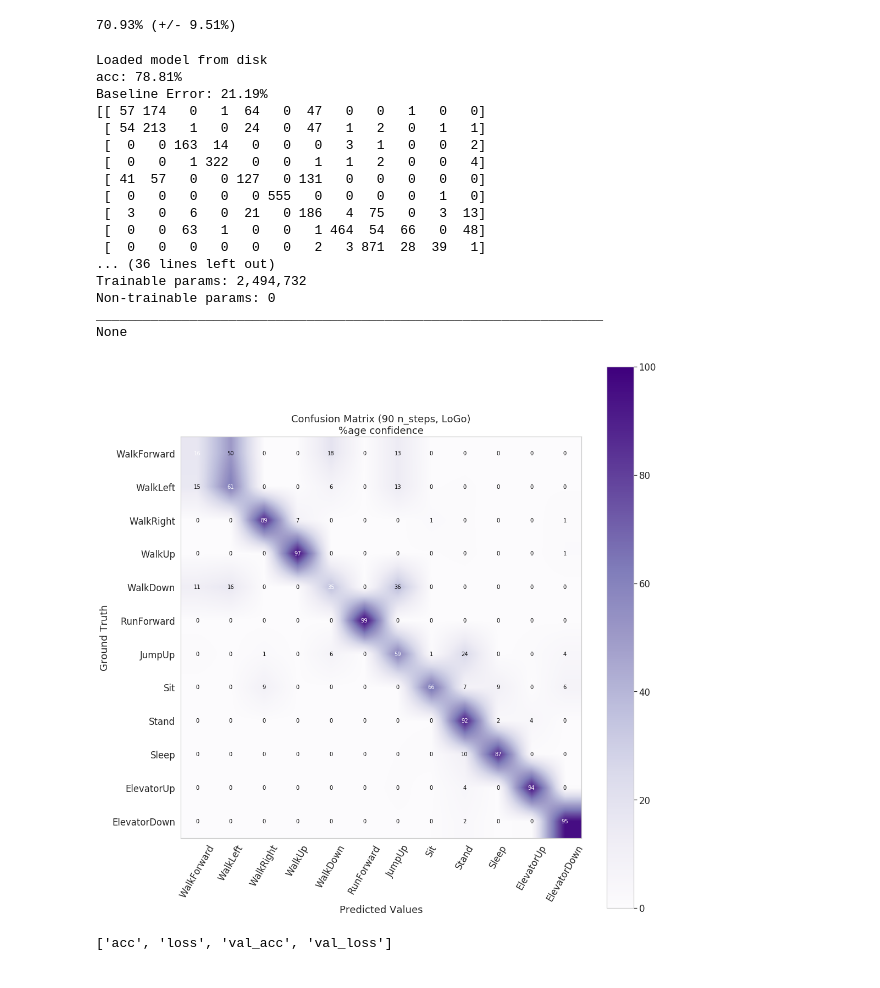
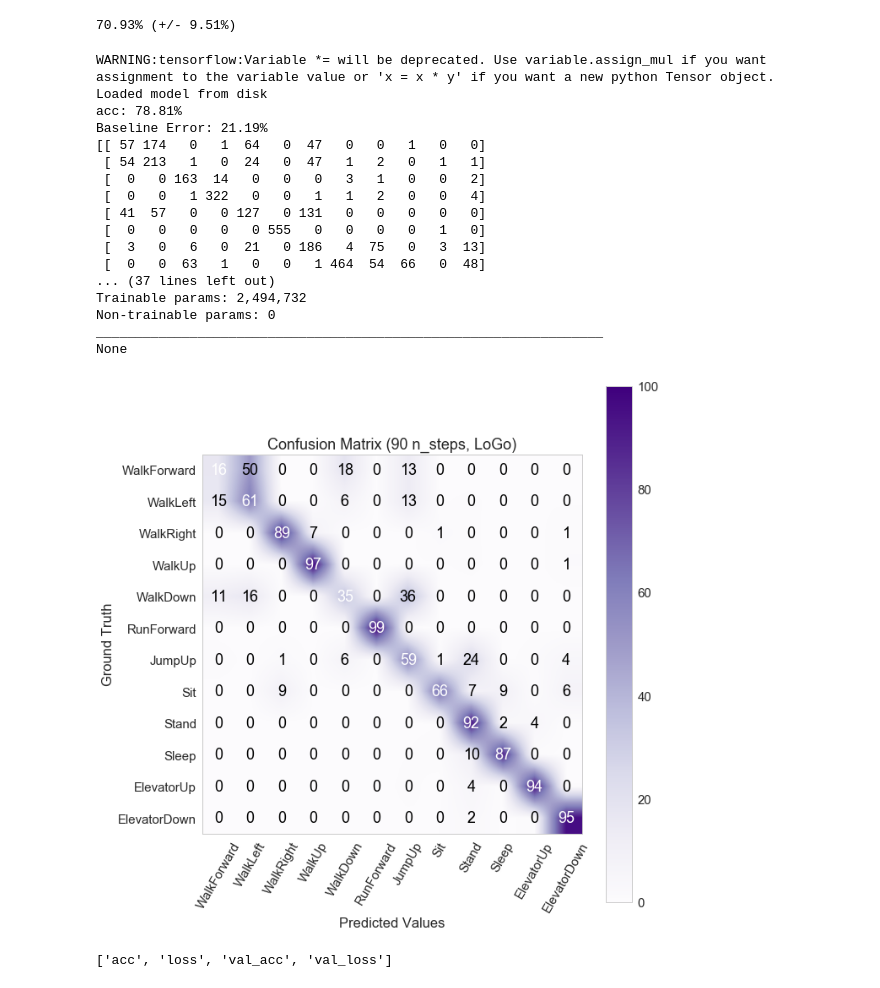
Before and after one commit to cwi-dis/mobile-har-tutorial, a Jupyter notebook: mobilehci2018_keras_har_tutorial.ipynb, the cells around one changed output. Saved outputs shown, nothing was run; the diff lists cells and outputs as text; code cells hidden in the pictures.

```diff
--- a/mobilehci2018_keras_har_tutorial.ipynb
+++ b/mobilehci2018_keras_har_tutorial.ipynb
@@ -787,7 +787,7 @@ def plot_cm(cM, labels,title):
     ## normalizing the confusionMatrix for showing the probabilities
     cmNormalized = np.around((cM/cM.astype(np.float).sum(axis=1)[:,None])*100,2)
     ## creating a figure object
-    fig = plt.figure(figsize=(15,15))
+    fig = plt.figure(figsize=(10,10))
     ## plotting the confusion matrix
     plt.imshow(cmNormalized,interpolation='bilinear',cmap = plt.cm.Purples)
     ## creating a color bar and setting the limits
@@ -796,7 +796,7 @@ def plot_cm(cM, labels,title):
     ## assiging the title, x and y labels
     plt.xlabel('Predicted Values')
     plt.ylabel('Ground Truth')
-    plt.title(title + '\n%age confidence')
+    plt.title(title + '')
     ## defining the ticks for the x and y axis
     plt.xticks(range(len(labels)),labels,rotation = 60)
     plt.yticks(range(len(labels)),labels)
@@ -851,36 +851,36 @@ predictedClass = np.zeros((predictions.shape[0]))
 groundTruthClass = np.zeros((groundTruth.shape[0]))
 
 for instance in range (groundTruth.shape[0]):
     predictedClass[instance] = np.argmax(predictions[instance,:])
     groundTruthClass[instance] = np.argmax(groundTruth[instance,:])
 
 cm = metrics.confusion_matrix(groundTruthClass,predictedClass)
 
 print(cm)
 
 ## plotting the confusion matrix
 plot_cm(cm, labels,'Confusion Matrix (90 n_steps, LoGo)')
 
 print(model.summary())
 # %% [output]
+WARNING:tensorflow:Variable *= will be deprecated. Use variable.assign_mul if you want assignment to the variable value or 'x = x * y' if you want a new python Tensor object.
 Loaded model from disk
 acc: 78.81%
 Baseline Error: 21.19%
 [[ 57 174   0   1  64   0  47   0   0   1   0   0]
  [ 54 213   1   0  24   0  47   1   2   0   1   1]
  [  0   0 163  14   0   0   0   3   1   0   0   2]
  [  0   0   1 322   0   0   1   1   2   0   0   4]
  [ 41  57   0   0 127   0 131   0   0   0   0   0]
  [  0   0   0   0   0 555   0   0   0   0   1   0]
  [  3   0   6   0  21   0 186   4  75   0   3  13]
  [  0   0  63   1   0   0   1 464  54  66   0  48]
- [  0   0   0   0   0   0   2   3 871  28  39   1]
-... (36 lines left out)
+... (37 lines left out)
 Trainable params: 2,494,732
 Non-trainable params: 0
 _________________________________________________________________
 None
-[figure, old version]
+[figure, new version]
 # %%
 ## plot acc and loss plot of last stored model weights in history variable
 
```
Also changed, not shown: parts of 1 cell of this notebook, 2 other files.
